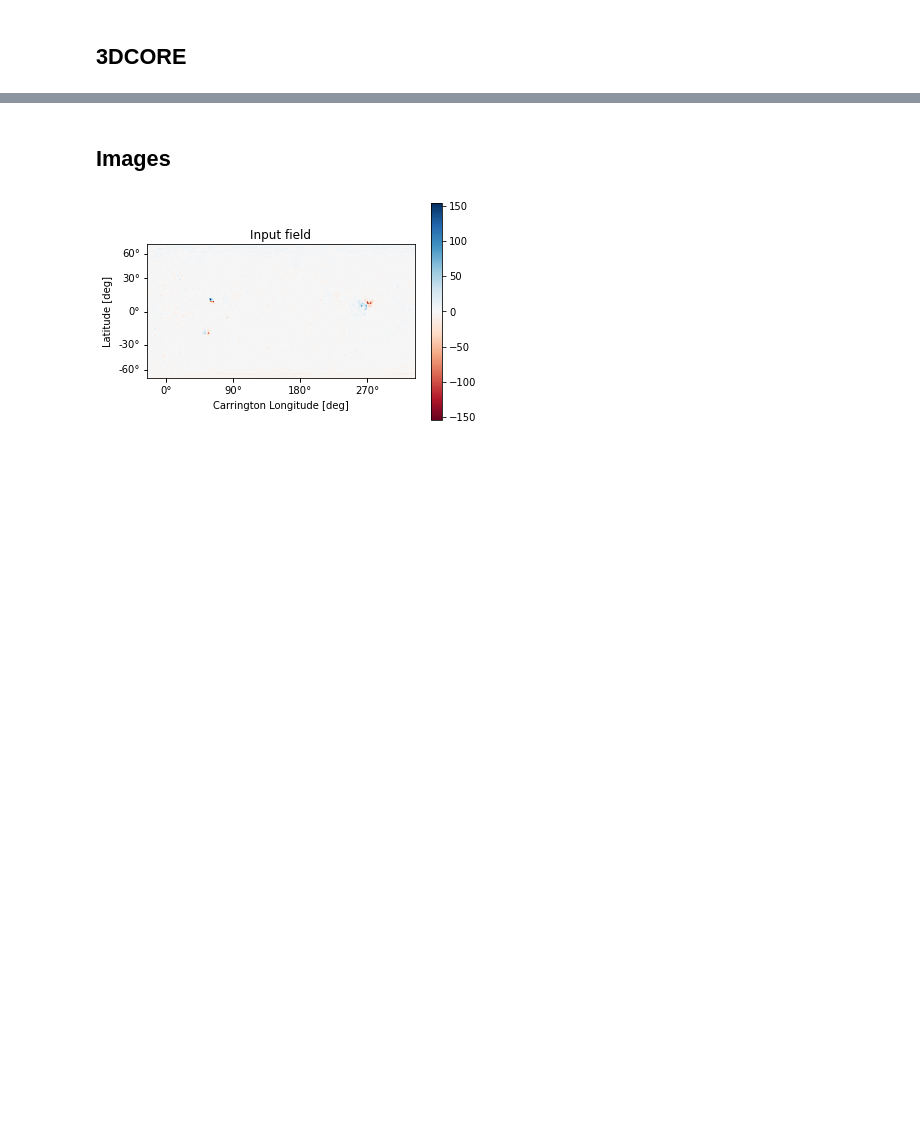
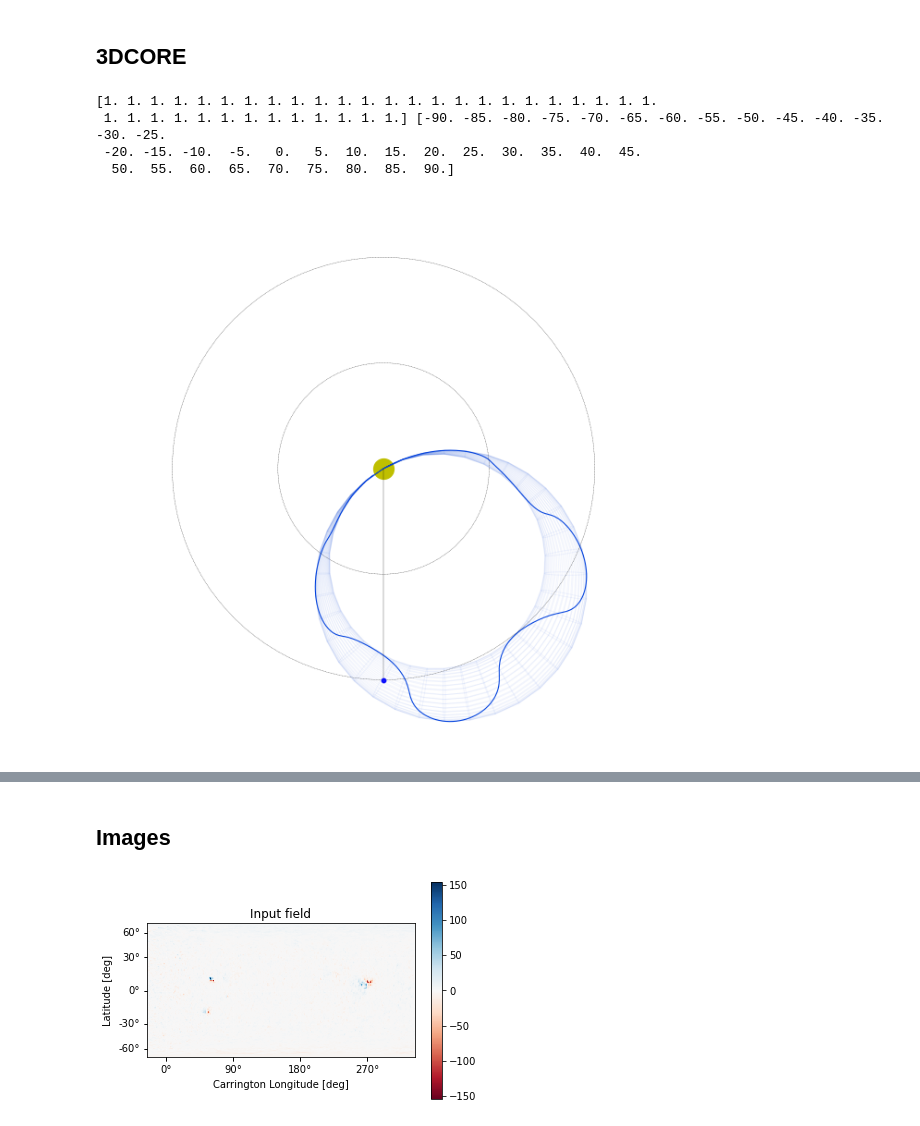
Before and after one commit to cmoestl/solar_orbiter, a Jupyter notebook: cme_initial.ipynb, the cells around one changed output, grey strips where cells are left out. Drawn from its saved outputs; the diff is of its cells as text; code cells hidden in the pictures; blank space fills up the shorter version.

```diff
--- a/cme_initial.ipynb
+++ b/cme_initial.ipynb
@@ -278,9 +296,9 @@ t_launch = datetime.datetime(2020, 12, 7, 18,0,0)
 
 iparams_arr = np.array([[
     0,      # time offset
-    0,    # l_1 (logitude) HEEQ
+    30,    # l_1 (logitude) HEEQ
     0,#-20,    # l_2 (latitude)
-    270,      # o (inclination, orientation)
+    180,      # o (inclination, orientation)
     0.2,   # d_1au (frontal width at 1AU)
     3,   # delta (cross-section aspect ratio)
     15,      # r_0 (initialization distance in solar radii)
@@ -337,6 +355,11 @@ print(satpos.r, satpos.lon)
 #another satpos definition for a semi circle at 0.5 AU
 satpos2=copy.deepcopy(satpos)
 satpos2.r=0.5
+# %% [output]
+[1. 1. 1. 1. 1. 1. 1. 1. 1. 1. 1. 1. 1. 1. 1. 1. 1. 1. 1. 1. 1. 1. 1. 1.
+ 1. 1. 1. 1. 1. 1. 1. 1. 1. 1. 1. 1. 1.] [-90. -85. -80. -75. -70. -65. -60. -55. -50. -45. -40. -35. -30. -25.
+ -20. -15. -10.  -5.   0.   5.  10.  15.  20.  25.  30.  35.  40.  45.
+  50.  55.  60.  65.  70.  75.  80.  85.  90.]
 # %%
 #use either
 #%matplotlib
@@ -355,7 +378,7 @@ fsize=15
 fig=plt.figure(1,figsize=(12,9),dpi=70)
 ax = fig.add_subplot(111, projection='3d')
 
-plot_configure(ax, view_azim=0, view_elev=0, view_radius=0.8)
+plot_configure(ax, view_azim=0, view_elev=90, view_radius=0.8)
 #in other planes
 #plot_configure(ax, view_azim=0, view_elev=90, view_radius=0.7)
 #plot_configure(ax, view_azim=0, view_elev=0, view_radius=0.6)
@@ -367,33 +390,35 @@ plot_configure(ax, view_azim=0, view_elev=0, view_radius=0.8)
 
 plot_3dcore(ax, model_obj, tm1, color=c2)
 plot_3dcore_field(ax, model_obj, color=c2, step_size=0.005, lw=1.1, ls="-")
 
 ############# satellite plots
 #plot_traj(ax, "Earth", tm1, frame="HEEQ", color=c1)
 
 
 #for i in np.arange(0,len(satpos)):
 #    plot_satellite(ax,satpos[i],color='black',alpha=0.9)
 #    plot_satellite(ax,satpos2[i],color='red',alpha=0.9)
 
 plot_satellite(ax,satpos[18],color='blue',alpha=0.9)
 
 
 
 ##########cosmetics
 #approximate Sun Earth line
 ax.plot([0,1],[0,0],[0,0],ls='-',color='black',lw=0.3)
 
 plot_circle(ax,0.5)
 plot_circle(ax,1.0)
 
 #plot_traj(ax, "PSP", TP_B, frame="ECLIPJ2000", color=C_B,lw=1.5)
 #plot_traj(ax, "PSP", TP_B, frame="ECLIPJ2000", color="k", traj_pos=False, traj_major=None, traj_minor=144,lw=1.5)
 
 plt.tight_layout()
 
 #plt.savefig('results/initial_test.pdf')
 plt.savefig('results/initial_test.png', dpi=100)
+# %% [output]
+[figure, added]
 # %%
 def measure(obj, satpos1, t0, t1, frame="HEEQ", bframe="HEE", satparams=None):
 
```
Also changed, not shown: parts of 6 cells of this notebook, 27 other files.
